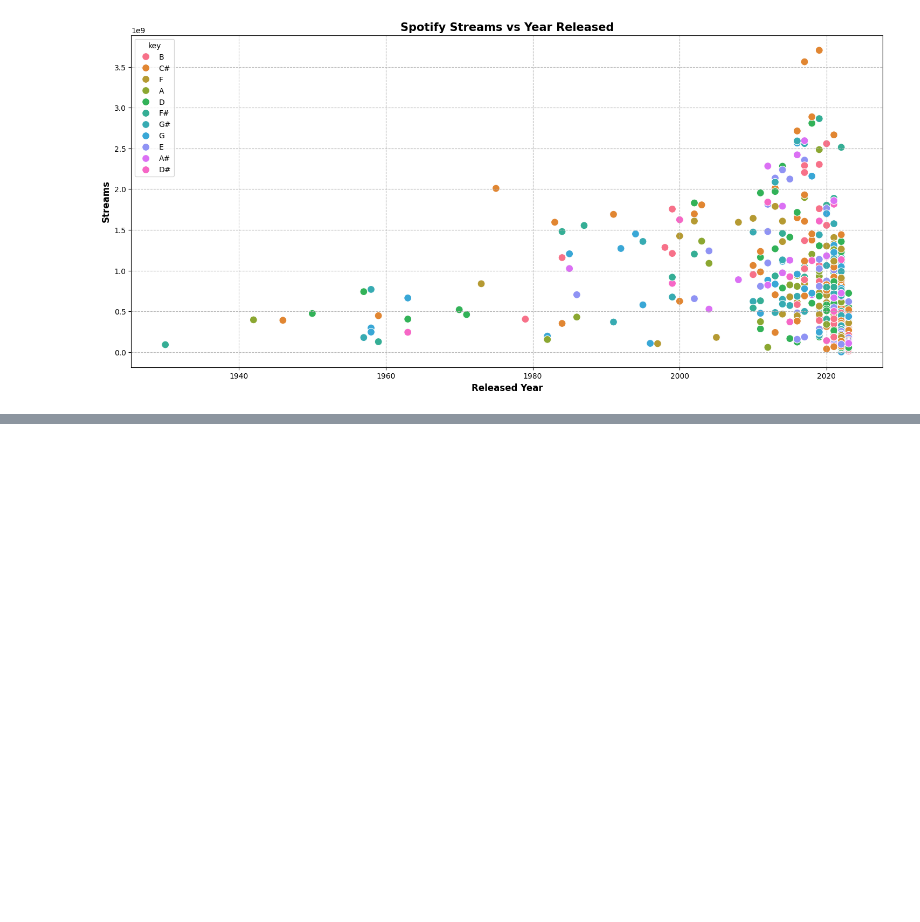
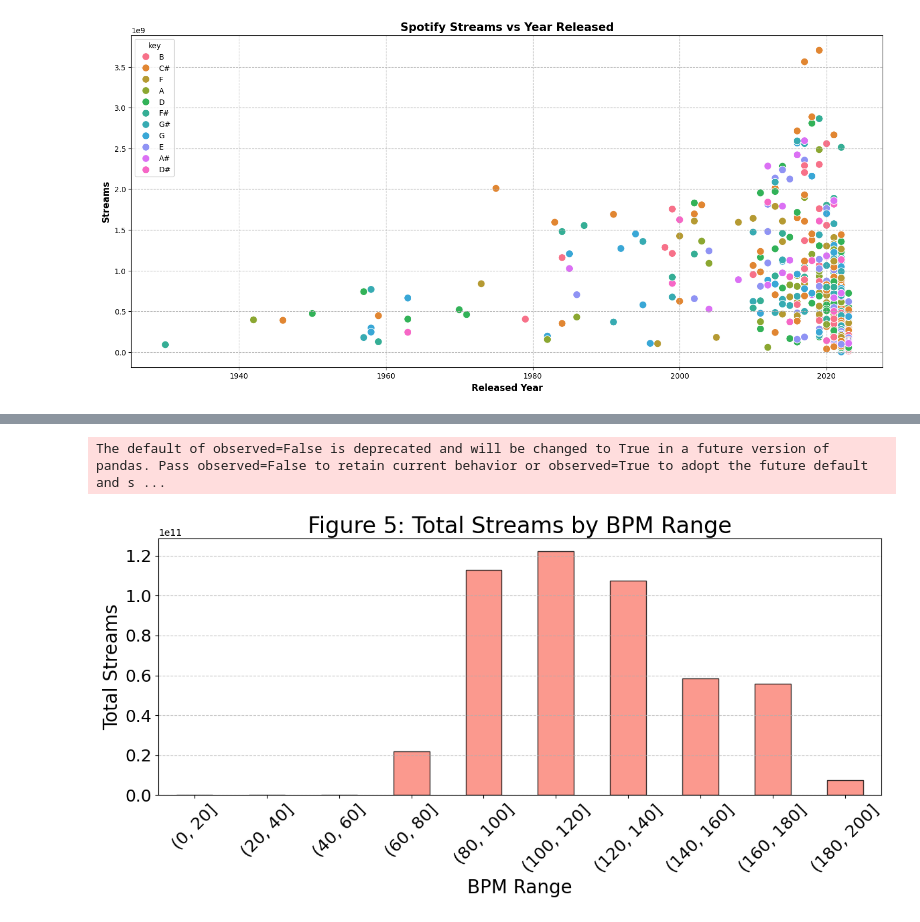
Before and after one commit to Yiming-Tian/final-report, a Jupyter notebook: Data_visualization.ipynb, the cells around one changed output, grey strips where cells are left out. Drawn from its saved outputs; the diff is of its cells as text; code cells hidden in the pictures; blank space fills up the shorter version.

```diff
--- a/Data_visualization.ipynb
+++ b/Data_visualization.ipynb
@@ -98,0 +137,19 @@ Scatter plot for released per year vs. Spotify Streams
+# %%
+
+df['bpm_range'] = pd.cut(df['bpm'], bins=range(0, 201, 20))
+streams_by_bpm = df.groupby('bpm_range')['streams'].sum()
+
+
+plt.figure(figsize=(12, 6))
+streams_by_bpm.plot(kind='bar', color='salmon', edgecolor='black', alpha=0.8)
+plt.title('Figure 5: Total Streams by BPM Range', fontsize=24)
+plt.xlabel('BPM Range', fontsize=20)
+plt.ylabel('Total Streams', fontsize=20)
+plt.xticks(rotation=45, fontsize=18)
+plt.yticks(fontsize=18)
+plt.grid(axis='y', linestyle='--', alpha=0.7)
+plt.tight_layout()
+plt.show()
+# %% [output]
+The default of observed=False is deprecated and will be changed to True in a future version of pandas. Pass observed=False to retain current behavior or observed=True to adopt the future default and s ...
+[figure, added]
```
Also changed, not shown: parts of 5 cells of this notebook, 3 other files.
